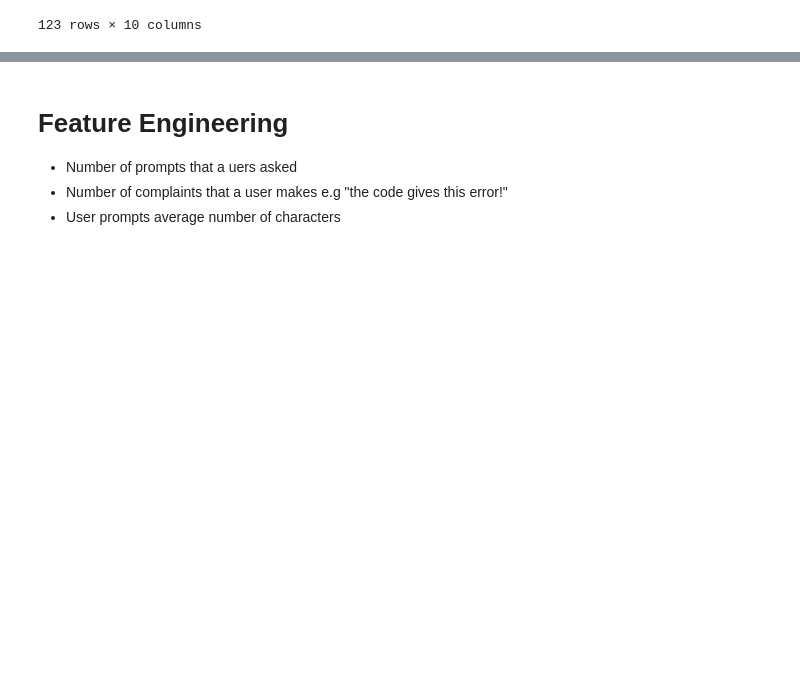
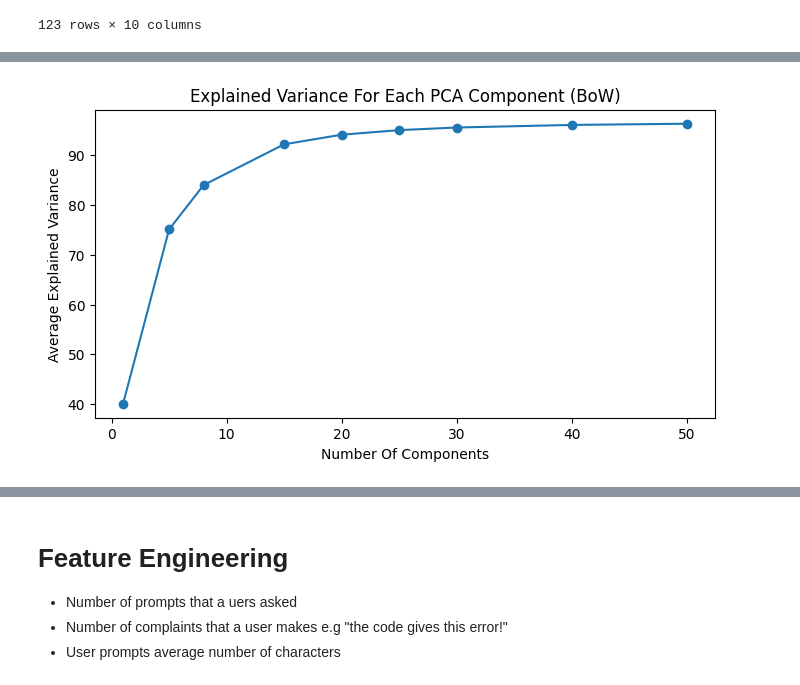
Before and after one commit to salihnuman/CS412_Project, a Jupyter notebook: hw_score_predict.ipynb, the cells around one changed output, grey strips where cells are left out. Saved outputs shown, nothing was run; the diff lists cells and outputs as text; code cells hidden in the pictures; blank space fills up the shorter version.

```diff
--- a/hw_score_predict.ipynb
+++ b/hw_score_predict.ipynb
@@ -466,0 +380,26 @@ question_mapping_scores_w2v
+# %%
+# Use PCA to BoW vectorized prompts
+
+from sklearn.decomposition import PCA
+components = [1,5,8,15,20,25,30,40,50]
+avg_exp_variances = []
+
+
+for n in components:
+    exp_variances = []
+    for code, user_prompts_BoW in code2prompts_BoW.items():
+        pca = PCA(n_components = min(n, len(user_prompts_BoW)), random_state=43)
+        pca_df = pca.fit_transform(pd.concat([user_prompts_BoW, questions_BoW]))
+        exp_variances.append(pca.explained_variance_ratio_.sum() * 100)
+
+    avg_exp_variance = np.mean(exp_variances)
+    avg_exp_variances.append(avg_exp_variance)
+
+plt.figure(figsize=(8,4))
+plt.plot(components, avg_exp_variances, marker='o')
+plt.title('Explained Variance For Each PCA Component (BoW)'.format(n))
+plt.xlabel('Number Of Components')
+plt.ylabel('Average Explained Variance')
+plt.show()
+# %% [output]
+[figure, added]
```
Also changed, not shown: parts of 46 cells of this notebook.
